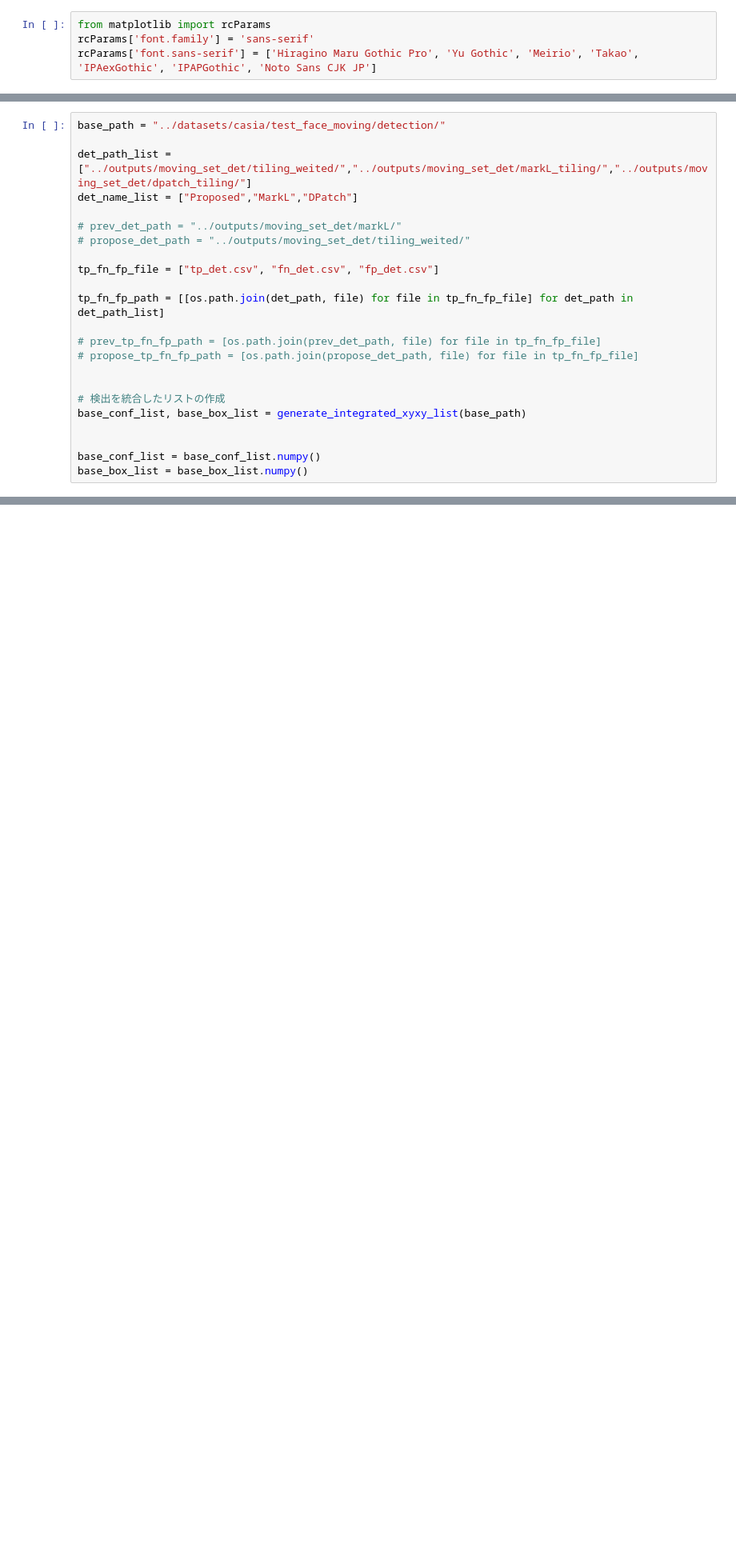
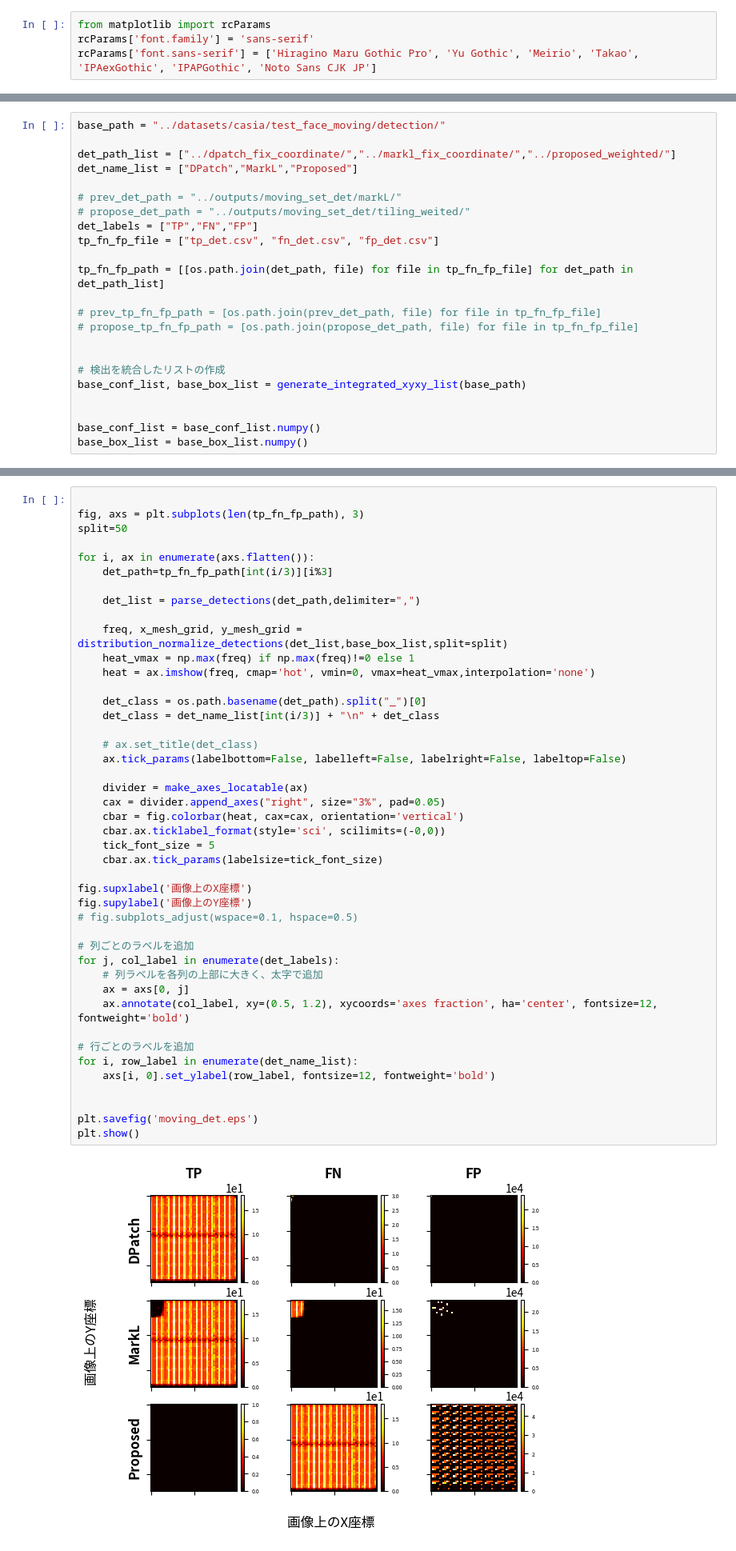
Before and after one commit to joko0811/SSD-background-patches, a Jupyter notebook: ssd-background-patches/coordinate_distribution.ipynb, the cells around one changed output, grey strips where cells are left out. Shown at 80% size. Saved outputs shown, nothing was run; the diff lists cells and outputs as text; blank space fills up the shorter version.

Commit message:
fix figure format

```diff
--- a/ssd-background-patches/coordinate_distribution.ipynb
+++ b/ssd-background-patches/coordinate_distribution.ipynb
@@ -48,12 +48,12 @@ def distribution_normalize_detections(det_list,base_box_list,split=100):
 # %%
 base_path = "../datasets/casia/test_face_moving/detection/"
 
-det_path_list = ["../outputs/moving_set_det/tiling_weited/","../outputs/moving_set_det/markL_tiling/","../outputs/moving_set_det/dpatch_tiling/"]
-det_name_list = ["Proposed","MarkL","DPatch"]
+det_path_list = ["../dpatch_fix_coordinate/","../markl_fix_coordinate/","../proposed_weighted/"]
+det_name_list = ["DPatch","MarkL","Proposed"]
 
 # prev_det_path = "../outputs/moving_set_det/markL/"
 # propose_det_path = "../outputs/moving_set_det/tiling_weited/"
-
+det_labels = ["TP","FN","FP"]
 tp_fn_fp_file = ["tp_det.csv", "fn_det.csv", "fp_det.csv"]
 
 tp_fn_fp_path = [[os.path.join(det_path, file) for file in tp_fn_fp_file] for det_path in det_path_list]
@@ -143,3 +109,49 @@ plt.show()
 
 # plt.tight_layout()
 # plt.show()
+# %%
+
+fig, axs = plt.subplots(len(tp_fn_fp_path), 3)
+split=50
+
+for i, ax in enumerate(axs.flatten()):
+    det_path=tp_fn_fp_path[int(i/3)][i%3]
+
+    det_list = parse_detections(det_path,delimiter=",")
+
+    freq, x_mesh_grid, y_mesh_grid = distribution_normalize_detections(det_list,base_box_list,split=split)
+    heat_vmax = np.max(freq) if np.max(freq)!=0 else 1
+    heat = ax.imshow(freq, cmap='hot', vmin=0, vmax=heat_vmax,interpolation='none')
+
+    det_class = os.path.basename(det_path).split("_")[0]
+    det_class = det_name_list[int(i/3)] + "\n" + det_class
+
+    # ax.set_title(det_class)
+    ax.tick_params(labelbottom=False, labelleft=False, labelright=False, labeltop=False)
+
+    divider = make_axes_locatable(ax)
+    cax = divider.append_axes("right", size="3%", pad=0.05)
+    cbar = fig.colorbar(heat, cax=cax, orientation='vertical')
+    cbar.ax.ticklabel_format(style='sci', scilimits=(-0,0))
+    tick_font_size = 5
+    cbar.ax.tick_params(labelsize=tick_font_size)
+
+fig.supxlabel('画像上のX座標')
+fig.supylabel('画像上のY座標')
+# fig.subplots_adjust(wspace=0.1, hspace=0.5)
+
+# 列ごとのラベルを追加
+for j, col_label in enumerate(det_labels):
+    # 列ラベルを各列の上部に大きく、太字で追加
+    ax = axs[0, j]
+    ax.annotate(col_label, xy=(0.5, 1.2), xycoords='axes fraction', ha='center', fontsize=12, fontweight='bold')
+
+# 行ごとのラベルを追加
+for i, row_label in enumerate(det_name_list):
+    axs[i, 0].set_ylabel(row_label, fontsize=12, fontweight='bold')
+
+
+plt.savefig('moving_det.eps')
+plt.show()
+# %% [output]
+[figure, added]
```
Also changed, not shown: parts of 1 cell of this notebook.
